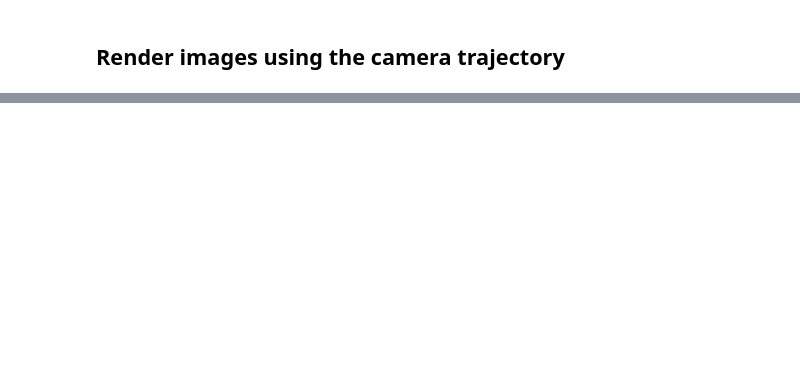
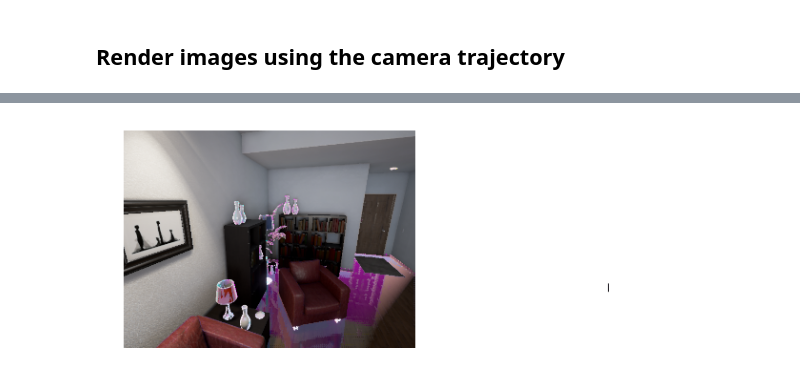
Before and after one commit to unrealcv/unrealcv, a Jupyter notebook: client/examples/generate-images.ipynb, the cells around one changed output, grey strips where cells are left out. Saved outputs shown, nothing was run; the diff lists cells and outputs as text; code cells hidden in the pictures; blank space fills up the shorter version.

```diff
--- a/client/examples/generate-images.ipynb
+++ b/client/examples/generate-images.ipynb
@@ -95,0 +185,24 @@ Get color of a few selectect objects
+# %%
+# %load -s match_color,compute_instance_mask ipynb_util.py
+def match_color(color_image, target_color, tolerance=3): # Tolerance is used to solve numerical issue
+    match_region = np.ones(color_image.shape[0:2], dtype=bool)
+    for c in range(3): # Iterate over three channels
+        min_val = target_color[c]-tolerance; max_val = target_color[c]+tolerance
+        channel_region = (color_image[:,:,c] >= min_val) & (color_image[:,:,c] <= max_val)
+        # channel_region = color_image[:,:,c] == target_color[c]
+        match_region &= channel_region
+    return match_region
+
+def compute_instance_mask(object_mask, color_mapping, objects):
+    if isinstance(object_mask, str):
+        object_mask = misc.imread(object_mask)
+
+    dic_instance_mask = {}
+    for object_name in objects:
+        color = color_mapping[object_name]
+        region = match_color(object_mask, [color.R, color.G, color.B], tolerance=3)
+        if region.sum() != 0: # Present in the image
+            dic_instance_mask[object_name] = region
+    return dic_instance_mask
+# %%
+dic_instance_mask = compute_instance_mask(frame.object_mask, color_mapping, scene_objects)
@@ -95,0 +217,12 @@ Get color of a few selectect objects
+# %%
+# %load -s plot_image_with_mask ipynb_util.py
+def plot_image_with_mask(image, mask):
+    '''
+    Mask is a binary matrix, only mask==1 will be plotted
+    '''
+    if isinstance(image, str):
+        image = imread(image)
+    subplot_image(121, image)
+    masked_image = image.copy()
+    masked_image[~mask] = 0
+    subplot_image(122, masked_image)
@@ -95,0 +265,4 @@ Get color of a few selectect objects
+# %%
+plot_image_with_mask(frame.lit, dic_instance_mask['BookLP_156'])
+# %% [output]
+[figure, added]
```
Also changed, not shown: parts of 42 cells of this notebook.
